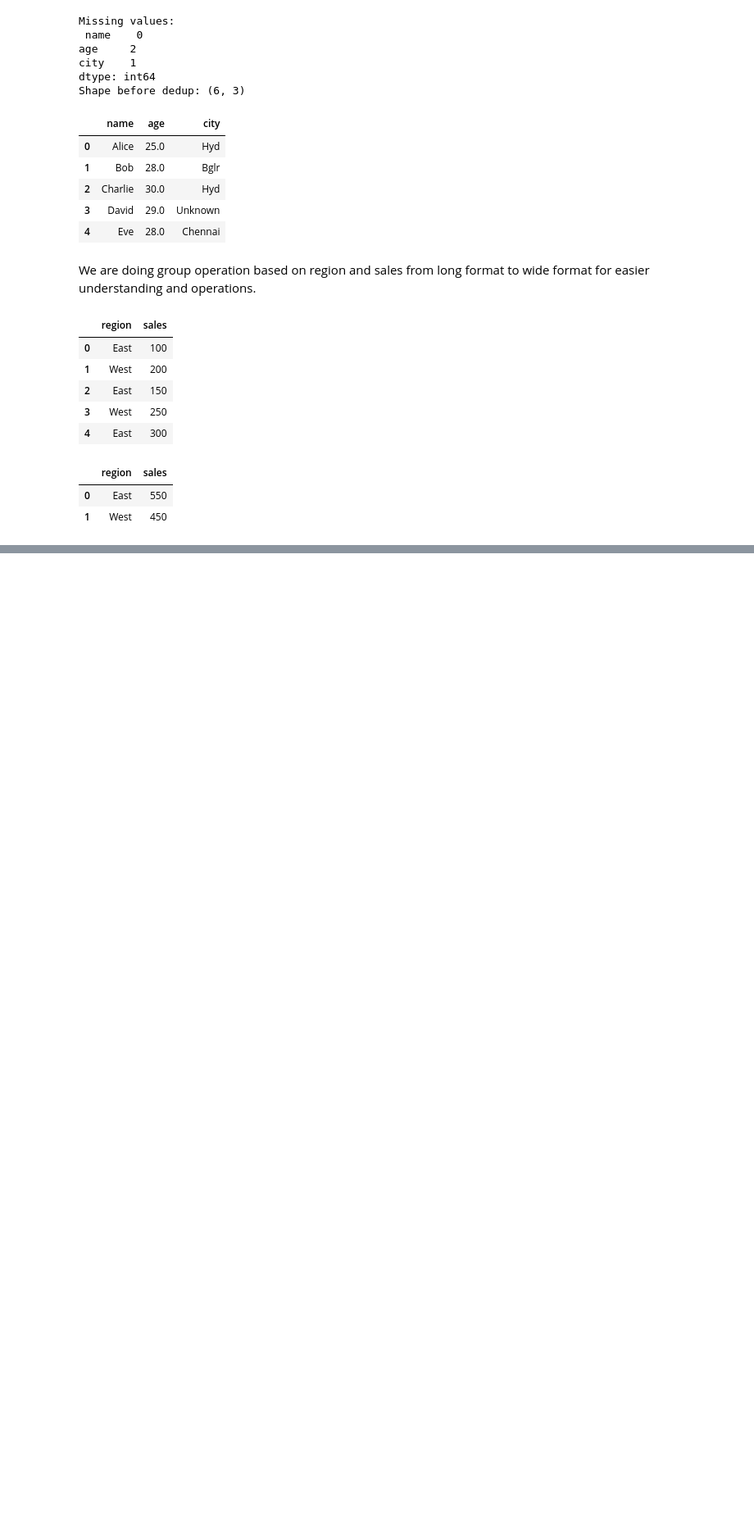
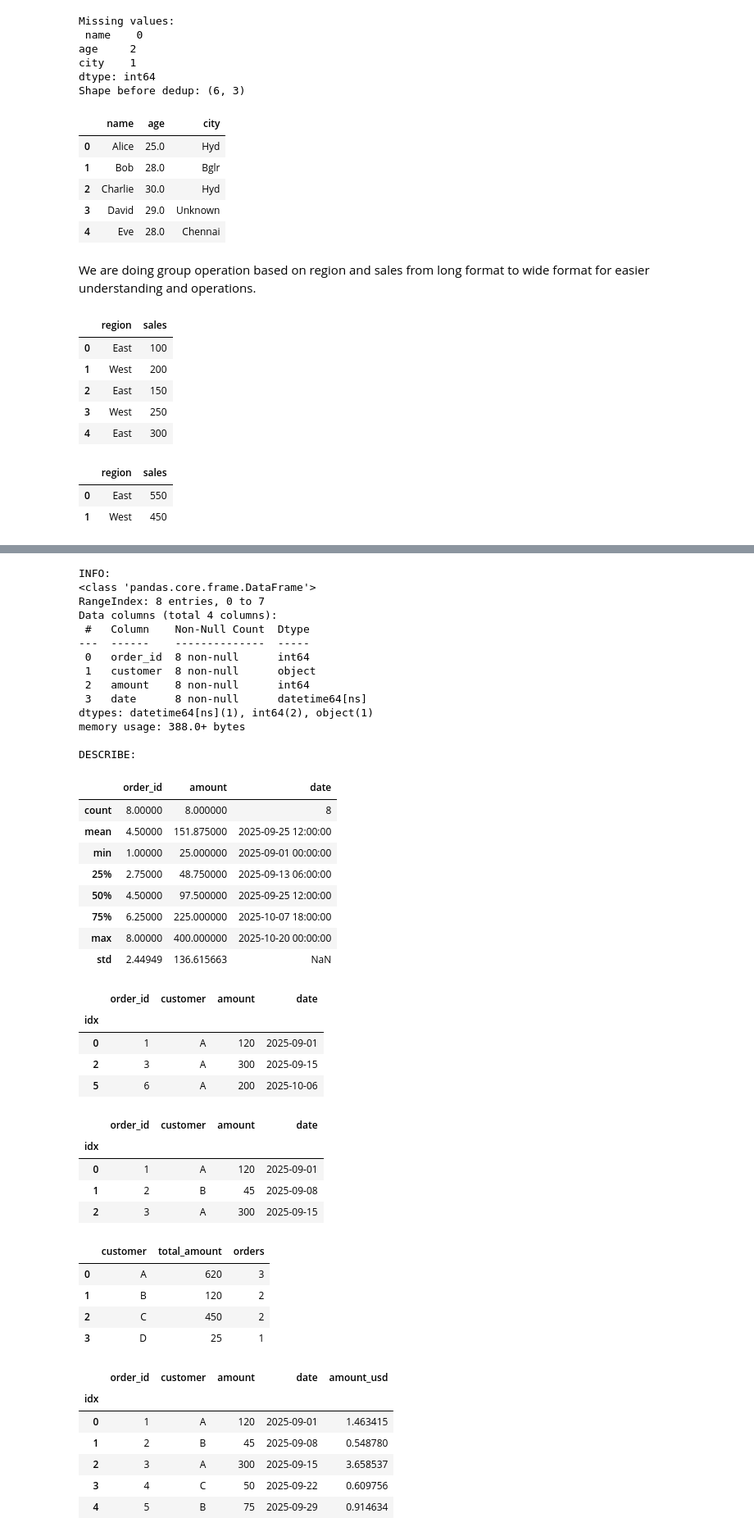
Before and after one commit to KEERTHANA40/Keerthana-Portfolio, a Jupyter notebook: 01_Python/pandas_basics.ipynb, the cells around one changed output, grey strips where cells are left out. Shown at 82% size. Saved outputs shown, nothing was run; the diff lists cells and outputs as text; code cells hidden in the pictures; blank space fills up the shorter version.

Commit message:
add pandas dataframe operations (Oct 7)

```diff
--- a/01_Python/pandas_basics.ipynb
+++ b/01_Python/pandas_basics.ipynb
@@ -328,3 +328,35 @@ display(grouped)
 |  | region | sales |
 | 0 | East | 550 |
 | 1 | West | 450 |
+# %%
+# pandas_basics — Oct 7
+import pandas as pd
+import numpy as np
+
+df = pd.DataFrame({
+    "order_id": range(1,9),
+    "customer": ["A","B","A","C","B","A","D","C"],
+    "amount": [120, 45, 300, 50, 75, 200, 25, 400],
+    "date": pd.date_range("2025-09-01", periods=8, freq="7D")
+})
+df.index.name = "idx"
+display(df.head())
+
+print("INFO:")
+df.info()
+print("\nDESCRIBE:")
+display(df.describe())
+
+# Selection examples
+display(df.loc[df['customer']=="A"])
+display(df.iloc[:3])
+
+# GroupBy aggregation
+grp = df.groupby("customer").agg(total_amount=('amount','sum'),
+                                 orders=('order_id','count')).reset_index()
+display(grp)
+
+# Simple transformation
+df['amount_usd'] = df['amount'] / 82
+display(df.head())
+# %% [output]
@@ -330,0 +370,45 @@ display(grouped)
+INFO:
+<class 'pandas.core.frame.DataFrame'>
+RangeIndex: 8 entries, 0 to 7
+Data columns (total 4 columns):
+ #   Column    Non-Null Count  Dtype
+---  ------    --------------  -----
+ 0   order_id  8 non-null      int64
+ 1   customer  8 non-null      object
+ 2   amount    8 non-null      int64
+ 3   date      8 non-null      datetime64[ns]
+dtypes: datetime64[ns](1), int64(2), object(1)
+memory usage: 388.0+ bytes
+
+DESCRIBE:
+|  | order_id | amount | date |
+| count | 8.00000 | 8.000000 | 8 |
+| mean | 4.50000 | 151.875000 | 2025-09-25 12:00:00 |
+| min | 1.00000 | 25.000000 | 2025-09-01 00:00:00 |
+| 25% | 2.75000 | 48.750000 | 2025-09-13 06:00:00 |
+| 50% | 4.50000 | 97.500000 | 2025-09-25 12:00:00 |
+| 75% | 6.25000 | 225.000000 | 2025-10-07 18:00:00 |
+| max | 8.00000 | 400.000000 | 2025-10-20 00:00:00 |
+| std | 2.44949 | 136.615663 | NaN |
+|  | order_id | customer | amount | date |
+| idx |  |  |  |  |
+| 0 | 1 | A | 120 | 2025-09-01 |
+| 2 | 3 | A | 300 | 2025-09-15 |
+| 5 | 6 | A | 200 | 2025-10-06 |
+|  | order_id | customer | amount | date |
+| idx |  |  |  |  |
+| 0 | 1 | A | 120 | 2025-09-01 |
+| 1 | 2 | B | 45 | 2025-09-08 |
+| 2 | 3 | A | 300 | 2025-09-15 |
+|  | customer | total_amount | orders |
+| 0 | A | 620 | 3 |
+| 1 | B | 120 | 2 |
+| 2 | C | 450 | 2 |
+| 3 | D | 25 | 1 |
+|  | order_id | customer | amount | date | amount_usd |
+| idx |  |  |  |  |  |
+| 0 | 1 | A | 120 | 2025-09-01 | 1.463415 |
+| 1 | 2 | B | 45 | 2025-09-08 | 0.548780 |
+| 2 | 3 | A | 300 | 2025-09-15 | 3.658537 |
+| 3 | 4 | C | 50 | 2025-09-22 | 0.609756 |
+| 4 | 5 | B | 75 | 2025-09-29 | 0.914634 |
```
Also changed, not shown: parts of 2 cells of this notebook.
